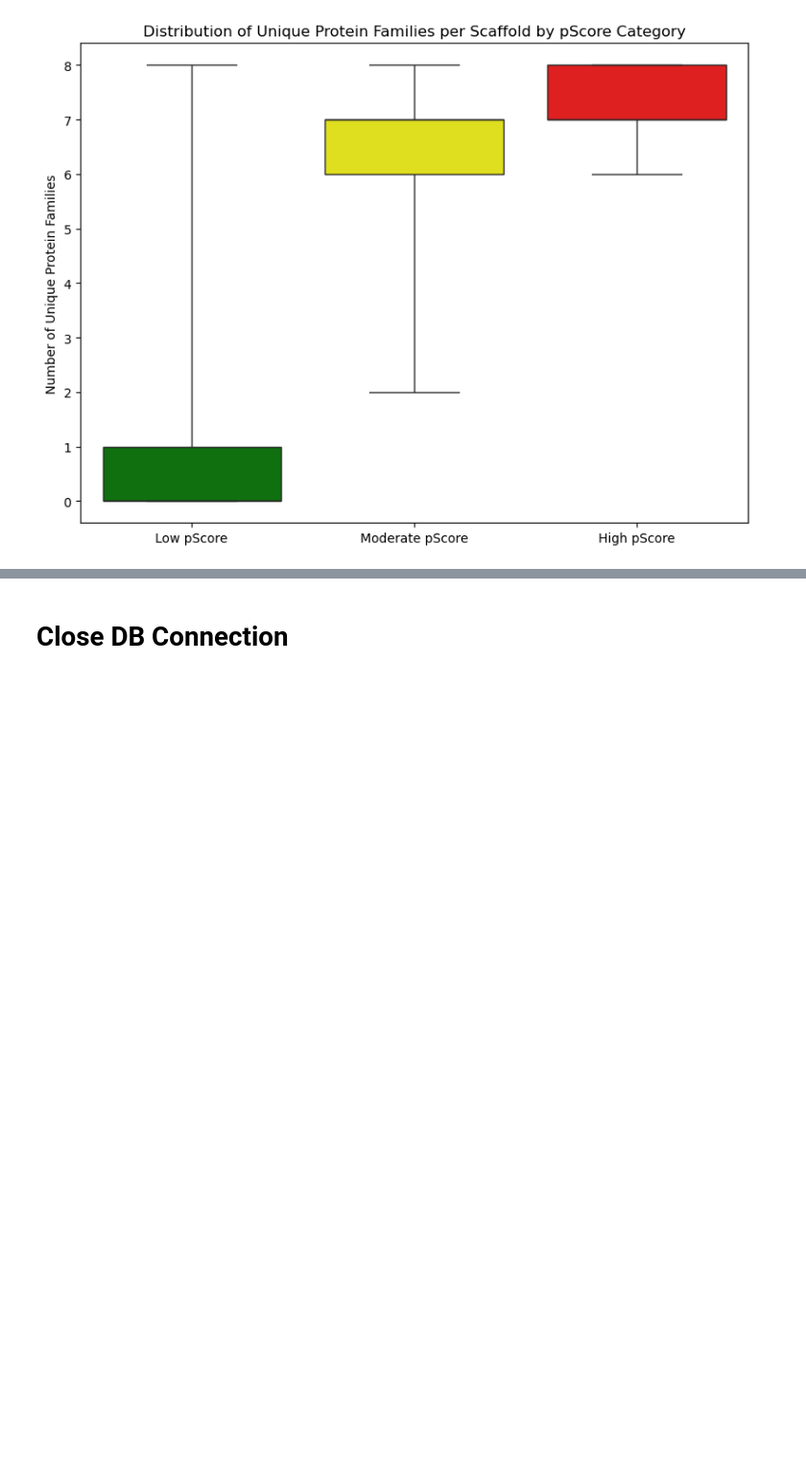
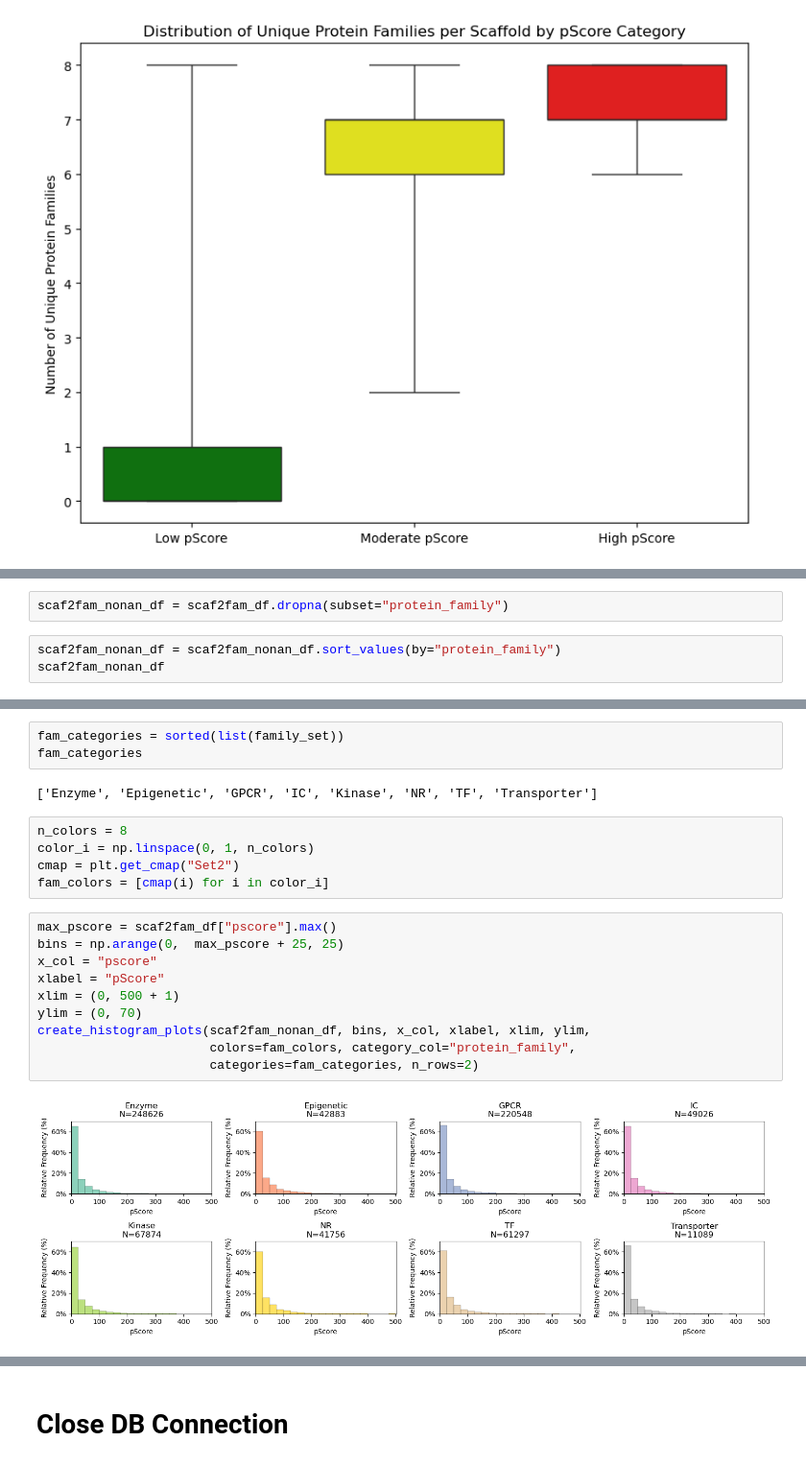
Before and after one commit to unmtransinfo/Badapple2, a Jupyter notebook: src/notebooks/target_pscore_analysis.ipynb, the cells around one changed output, grey strips where cells are left out. Shown at 96% size. Saved outputs shown, nothing was run; the diff lists cells and outputs as text; blank space fills up the shorter version.

Commit message:
add pScore distribution by family plots

```diff
--- a/src/notebooks/target_pscore_analysis.ipynb
+++ b/src/notebooks/target_pscore_analysis.ipynb
@@ -430,0 +434,5 @@ create_boxplots(scaf_family_stats, "pScore_category", "unique_protein_families",
+# %%
+scaf2fam_nonan_df = scaf2fam_df.dropna(subset="protein_family")
+# %%
+scaf2fam_nonan_df = scaf2fam_nonan_df.sort_values(by="protein_family")
+scaf2fam_nonan_df
@@ -430,0 +453,22 @@ create_boxplots(scaf_family_stats, "pScore_category", "unique_protein_families",
+# %%
+fam_categories = sorted(list(family_set))
+fam_categories
+# %% [output]
+['Enzyme', 'Epigenetic', 'GPCR', 'IC', 'Kinase', 'NR', 'TF', 'Transporter']
+# %%
+n_colors = 8
+color_i = np.linspace(0, 1, n_colors)
+cmap = plt.get_cmap("Set2")
+fam_colors = [cmap(i) for i in color_i]
+# %%
+max_pscore = scaf2fam_df["pscore"].max()
+bins = np.arange(0,  max_pscore + 25, 25)
+x_col = "pscore"
+xlabel = "pScore"
+xlim = (0, 500 + 1)
+ylim = (0, 70)
+create_histogram_plots(scaf2fam_nonan_df, bins, x_col, xlabel, xlim, ylim,
+                       colors=fam_colors, category_col="protein_family",
+                       categories=fam_categories, n_rows=2)
+# %% [output]
+[figure, added]
```
Also changed, not shown: parts of 10 cells of this notebook.
